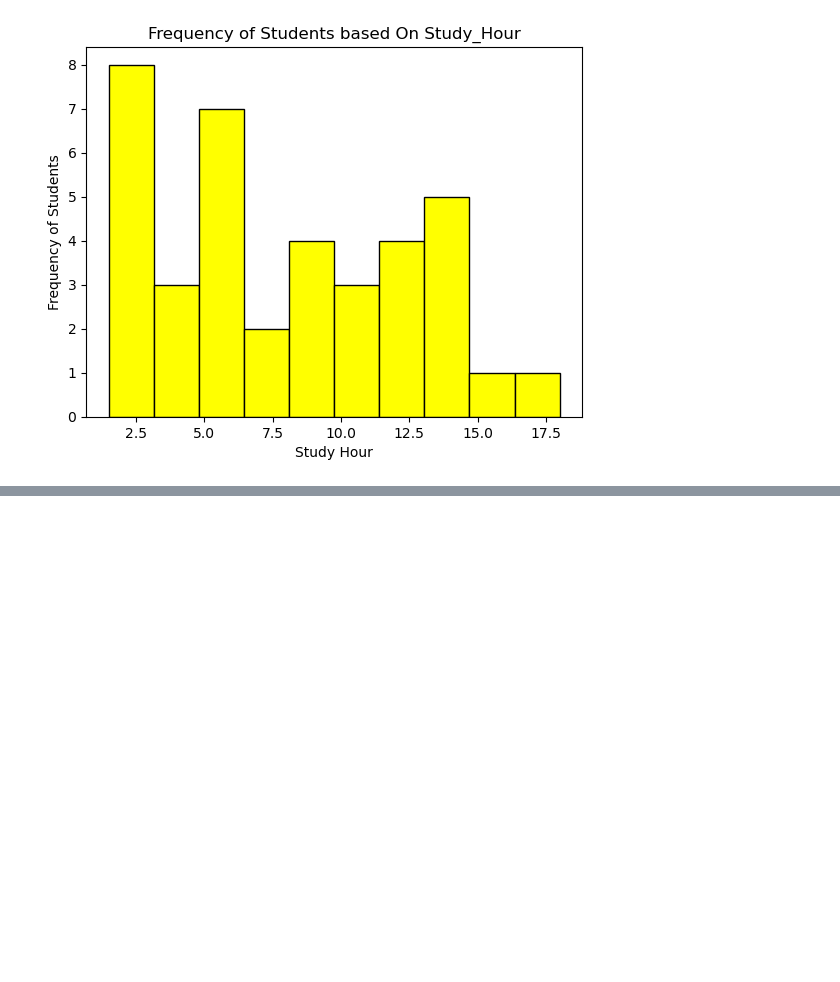
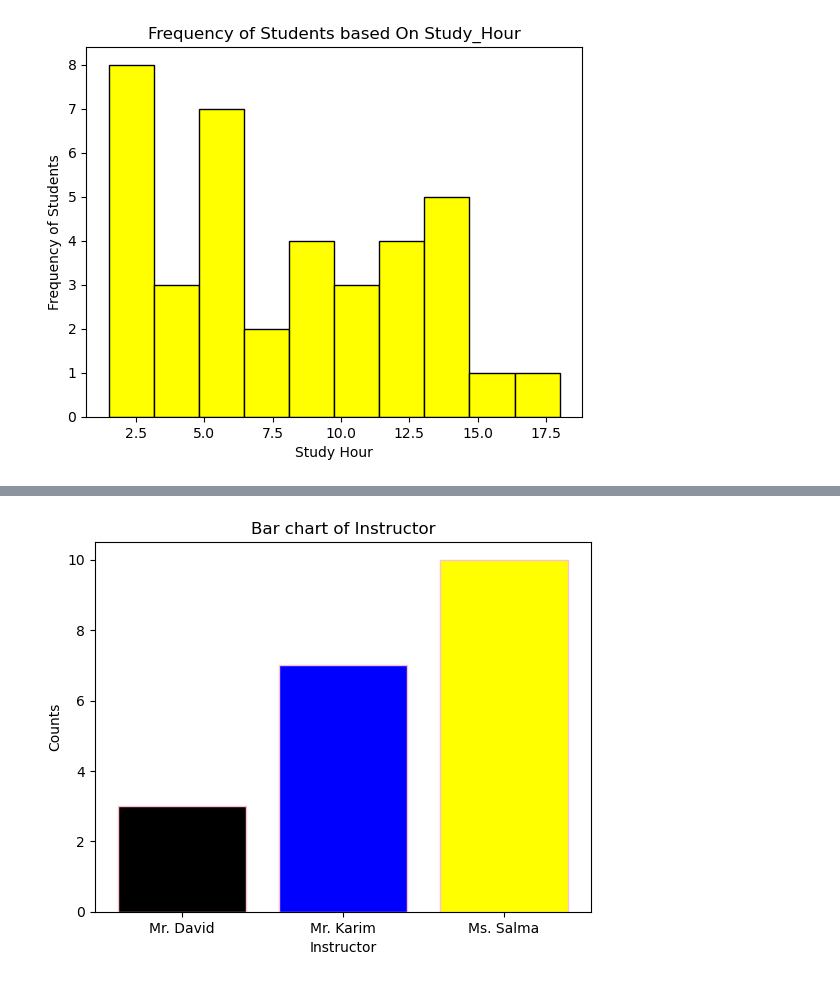
Before and after one commit to Dev-Maidul/Matplotlib, a Jupyter notebook: matplotlib.ipynb, the cells around one changed output, grey strips where cells are left out. Drawn from its saved outputs; the diff is of its cells as text; code cells hidden in the pictures; blank space fills up the shorter version.

```diff
--- a/matplotlib.ipynb
+++ b/matplotlib.ipynb
@@ -167,0 +224,9 @@ plt.hist(students['Study_Hour'],color='yellow',edgecolor='black',bins=10)
+# %%
+instructors=df.groupby('Instructor').size()
+plt.xlabel('Instructor')
+plt.ylabel("Counts")
+plt.title("Bar chart of Instructor")
+plt.bar(instructors.index,instructors.values,edgecolor='pink',color=['black','blue','yellow'])
+plt.show()
+# %% [output]
+[figure, added]
```
Also changed, not shown: parts of 5 cells of this notebook, 1 other file.
